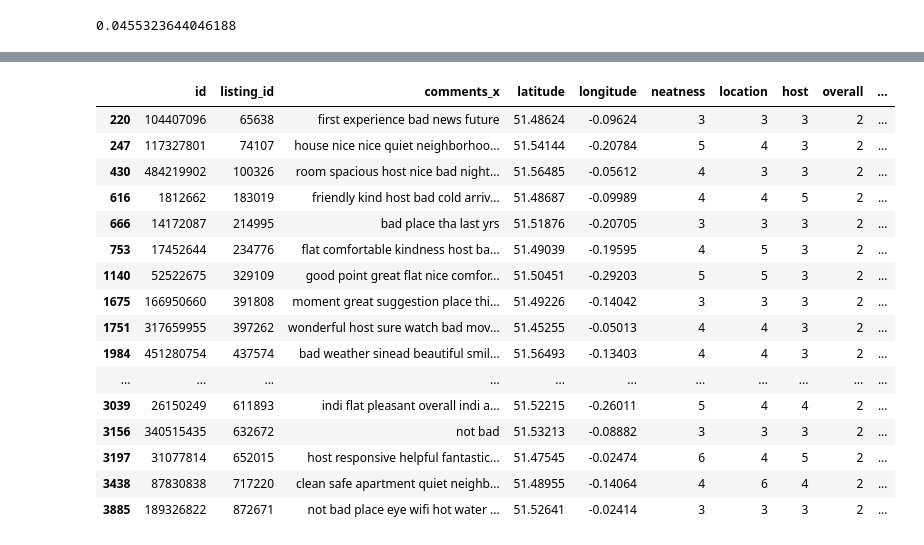
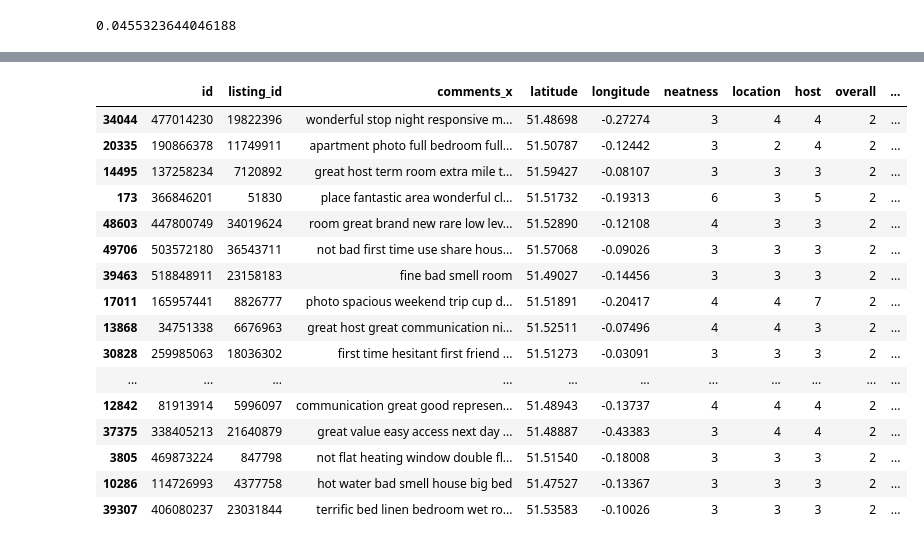
Before and after one commit to ficmichal/SemanticAnalysisOfAirbnbData, a Jupyter notebook: labelization.ipynb, the cells around one changed output, grey strips where cells are left out. Cells and saved outputs as stored; diff of their text form; code cells hidden in the pictures.

```diff
--- a/labelization.ipynb
+++ b/labelization.ipynb
@@ -83,7 +88,7 @@ def find_similarities(words, min_acceptable_reputation=2):
                         antonyms.add(lemma.antonyms()[0].name())
     return synonyms, antonyms
 # %%
-neatness_syn, neatness_ant = find_similarities(neatness)
+neatness_syn, neatness_ant = find_similarities(neatness, neatness_a)
 print(neatness_syn)
 print(neatness_ant)
 # %% [output]
@@ -92,5 +97,5 @@ print(neatness_ant)
 # %%
-location_syn, location_ant = find_similarities(location)
+location_syn, location_ant = find_similarities(location, location_a)
 print(location_syn)
 print(location_ant)
 # %% [output]
@@ -99,5 +104,5 @@ print(location_ant)
 # %%
-host_syn, host_ant = find_similarities(host)
+host_syn, host_ant = find_similarities(host, host_a)
 print(host_syn)
 print(host_ant)
 # %% [output]
@@ -106,5 +111,5 @@ print(host_ant)
 # %%
-overall_syn, overall_ant = find_similarities(overall)
+overall_syn, overall_ant = find_similarities(overall, overall_a)
 print(overall_syn)
 print(overall_ant)
 # %% [output]
@@ -282,20 +309,20 @@ commented_df[commented_df['host'] < 3].head(25)
 # %%
-commented_df[commented_df['overall'] < 3].head(25)
+commented_df[commented_df['overall'] < 3].sample(n=59)
 # %% [output]
 |  | id | listing_id | comments_x | latitude | longitude | neatness | location | host | overall | ... |
-| 220 | 104407096 | 65638 | first experience bad news future | 51.48624 | -0.09624 | 3 | 3 | 3 | 2 | ... |
-| 247 | 117327801 | 74107 | house nice nice quiet neighborhoo... | 51.54144 | -0.20784 | 5 | 4 | 3 | 2 | ... |
-| 430 | 484219902 | 100326 | room spacious host nice bad night... | 51.56485 | -0.05612 | 4 | 3 | 3 | 2 | ... |
-| 616 | 1812662 | 183019 | friendly kind host bad cold arriv... | 51.48687 | -0.09989 | 4 | 4 | 5 | 2 | ... |
-| 666 | 14172087 | 214995 | bad place tha last yrs | 51.51876 | -0.20705 | 3 | 3 | 3 | 2 | ... |
-| 753 | 17452644 | 234776 | flat comfortable kindness host ba... | 51.49039 | -0.19595 | 4 | 5 | 3 | 2 | ... |
-| 1140 | 52522675 | 329109 | good point great flat nice comfor... | 51.50451 | -0.29203 | 5 | 5 | 3 | 2 | ... |
-| 1675 | 166950660 | 391808 | moment great suggestion place thi... | 51.49226 | -0.14042 | 3 | 3 | 3 | 2 | ... |
-| 1751 | 317659955 | 397262 | wonderful host sure watch bad mov... | 51.45255 | -0.05013 | 4 | 4 | 3 | 2 | ... |
-| 1984 | 451280754 | 437574 | bad weather sinead beautiful smil... | 51.56493 | -0.13403 | 4 | 4 | 3 | 2 | ... |
+| 34044 | 477014230 | 19822396 | wonderful stop night responsive m... | 51.48698 | -0.27274 | 3 | 4 | 4 | 2 | ... |
+| 20335 | 190866378 | 11749911 | apartment photo full bedroom full... | 51.50787 | -0.12442 | 3 | 2 | 4 | 2 | ... |
+| 14495 | 137258234 | 7120892 | great host term room extra mile t... | 51.59427 | -0.08107 | 3 | 3 | 3 | 2 | ... |
+| 173 | 366846201 | 51830 | place fantastic area wonderful cl... | 51.51732 | -0.19313 | 6 | 3 | 5 | 2 | ... |
+| 48603 | 447800749 | 34019624 | room great brand new rare low lev... | 51.52890 | -0.12108 | 4 | 3 | 3 | 2 | ... |
+| 49706 | 503572180 | 36543711 | not bad first time use share hous... | 51.57068 | -0.09026 | 3 | 3 | 3 | 2 | ... |
+| 39463 | 518848911 | 23158183 | fine bad smell room | 51.49027 | -0.14456 | 3 | 3 | 3 | 2 | ... |
+| 17011 | 165957441 | 8826777 | photo spacious weekend trip cup d... | 51.51891 | -0.20417 | 4 | 4 | 7 | 2 | ... |
+| 13868 | 34751338 | 6676963 | great host great communication ni... | 51.52511 | -0.07496 | 4 | 4 | 3 | 2 | ... |
+| 30828 | 259985063 | 18036302 | first time hesitant first friend ... | 51.51273 | -0.03091 | 3 | 3 | 3 | 2 | ... |
 | ... | ... | ... | ... | ... | ... | ... | ... | ... | ... | ... |
-| 3039 | 26150249 | 611893 | indi flat pleasant overall indi a... | 51.52215 | -0.26011 | 5 | 4 | 4 | 2 | ... |
-| 3156 | 340515435 | 632672 | not bad | 51.53213 | -0.08882 | 3 | 3 | 3 | 2 | ... |
-| 3197 | 31077814 | 652015 | host responsive helpful fantastic... | 51.47545 | -0.02474 | 6 | 4 | 5 | 2 | ... |
-| 3438 | 87830838 | 717220 | clean safe apartment quiet neighb... | 51.48955 | -0.14064 | 4 | 6 | 4 | 2 | ... |
-| 3885 | 189326822 | 872671 | not bad place eye wifi hot water ... | 51.52641 | -0.02414 | 3 | 3 | 3 | 2 | ... |
+| 12842 | 81913914 | 5996097 | communication great good represen... | 51.48943 | -0.13737 | 4 | 4 | 4 | 2 | ... |
+| 37375 | 338405213 | 21640879 | great value easy access next day ... | 51.48887 | -0.43383 | 3 | 4 | 4 | 2 | ... |
+| 3805 | 469873224 | 847798 | not flat heating window double fl... | 51.51540 | -0.18008 | 3 | 3 | 3 | 2 | ... |
+| 10286 | 114726993 | 4377758 | hot water bad smell house big bed | 51.47527 | -0.13367 | 3 | 3 | 3 | 2 | ... |
+| 39307 | 406080237 | 23031844 | terrific bed linen bedroom wet ro... | 51.53583 | -0.10026 | 3 | 3 | 3 | 2 | ... |
```
Also changed, not shown: parts of 20 cells of this notebook.
